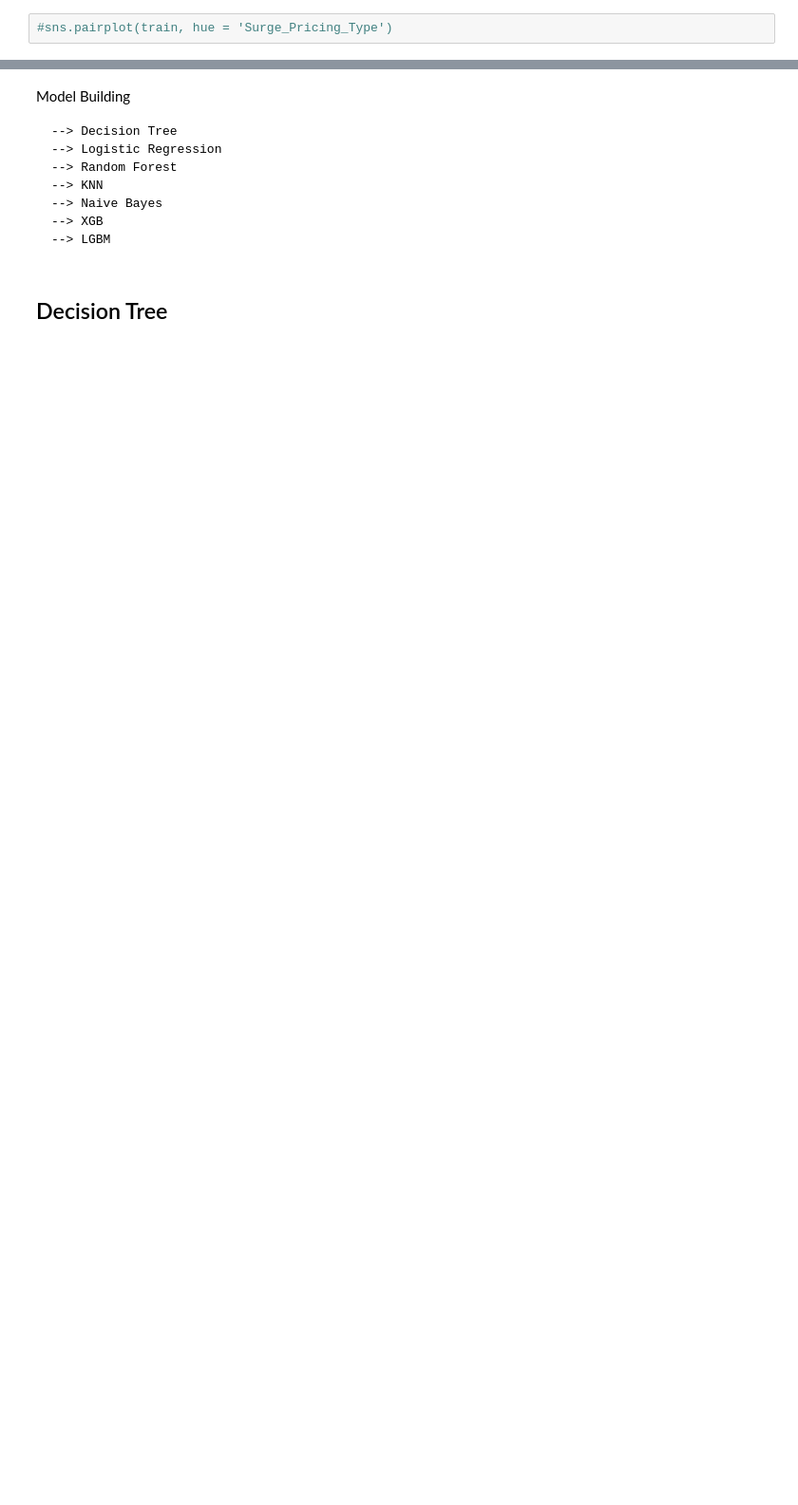
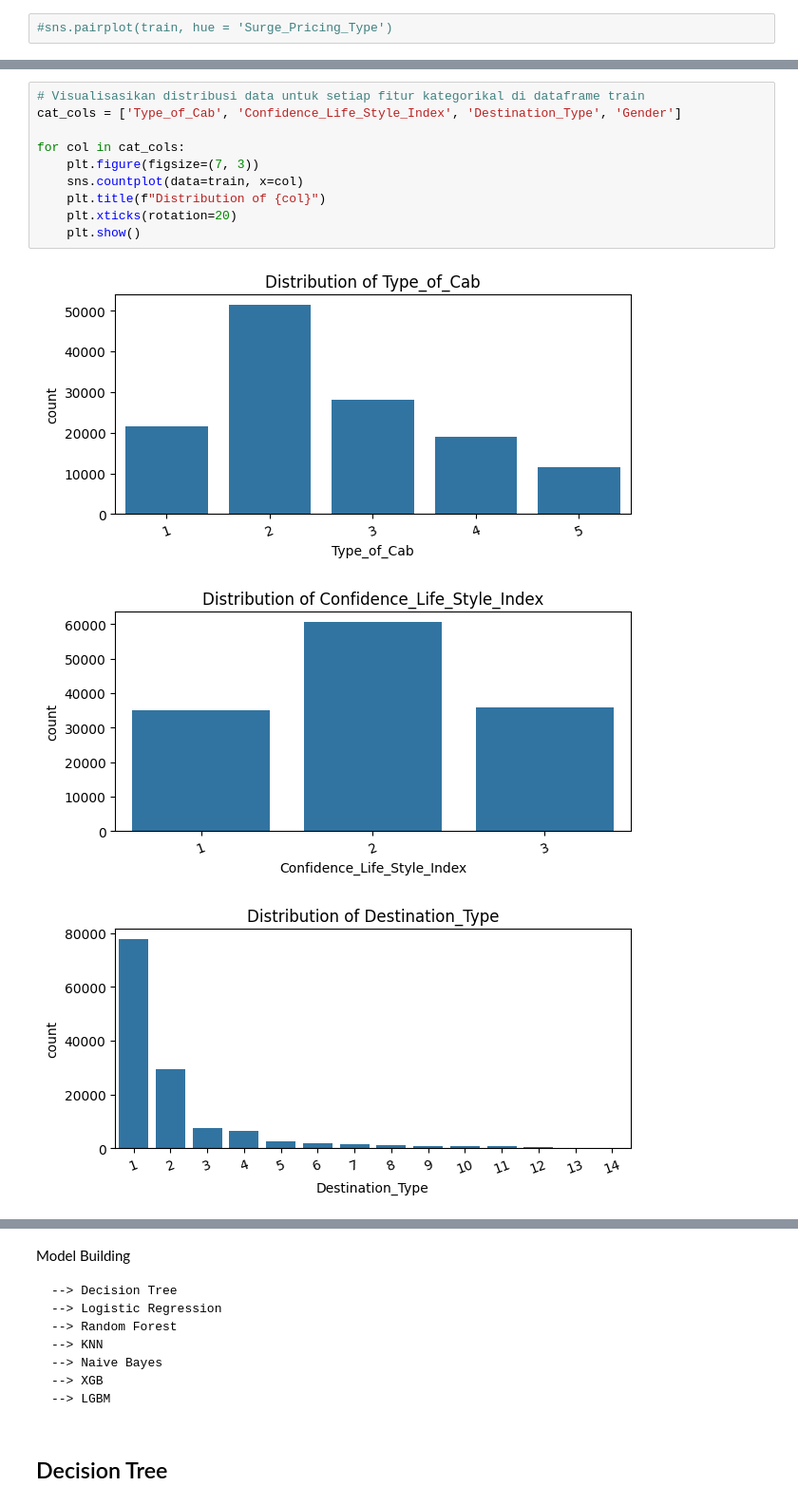
Before and after one commit to rizkywibowk/Sigma-Cabs-Pricing-Analysis, a Jupyter notebook: Working Code/SigmaCabsWorkCode.ipynb, the cells around one changed output, grey strips where cells are left out. Shown at 95% size. Cells and saved outputs as stored; diff of their text form; blank space fills up the shorter version.

```diff
--- a/Working Code/SigmaCabsWorkCode.ipynb
+++ b/Working Code/SigmaCabsWorkCode.ipynb
@@ -273,0 +300,14 @@ plt.show()
+# %%
+# Visualisasikan distribusi data untuk setiap fitur kategorikal di dataframe train
+cat_cols = ['Type_of_Cab', 'Confidence_Life_Style_Index', 'Destination_Type', 'Gender']
+
+for col in cat_cols:
+    plt.figure(figsize=(7, 3))
+    sns.countplot(data=train, x=col)
+    plt.title(f"Distribution of {col}")
+    plt.xticks(rotation=20)
+    plt.show()
+# %% [output]
+[figure, added]
+[figure, added]
+[figure, added]
```
Also changed, not shown: parts of 138 cells of this notebook.
